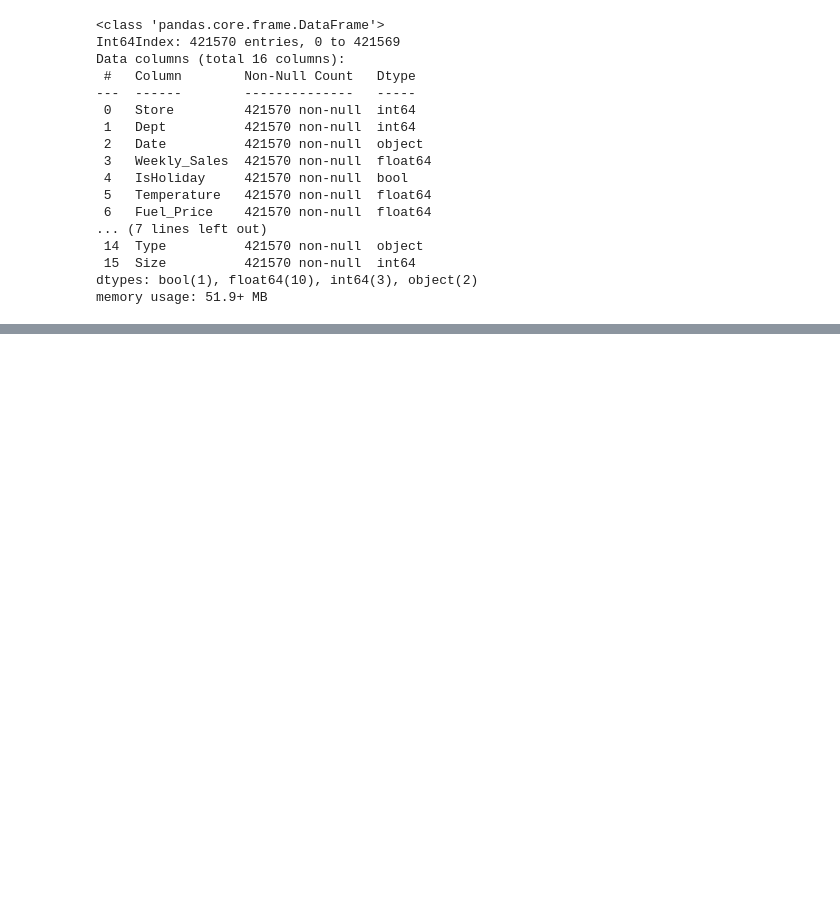
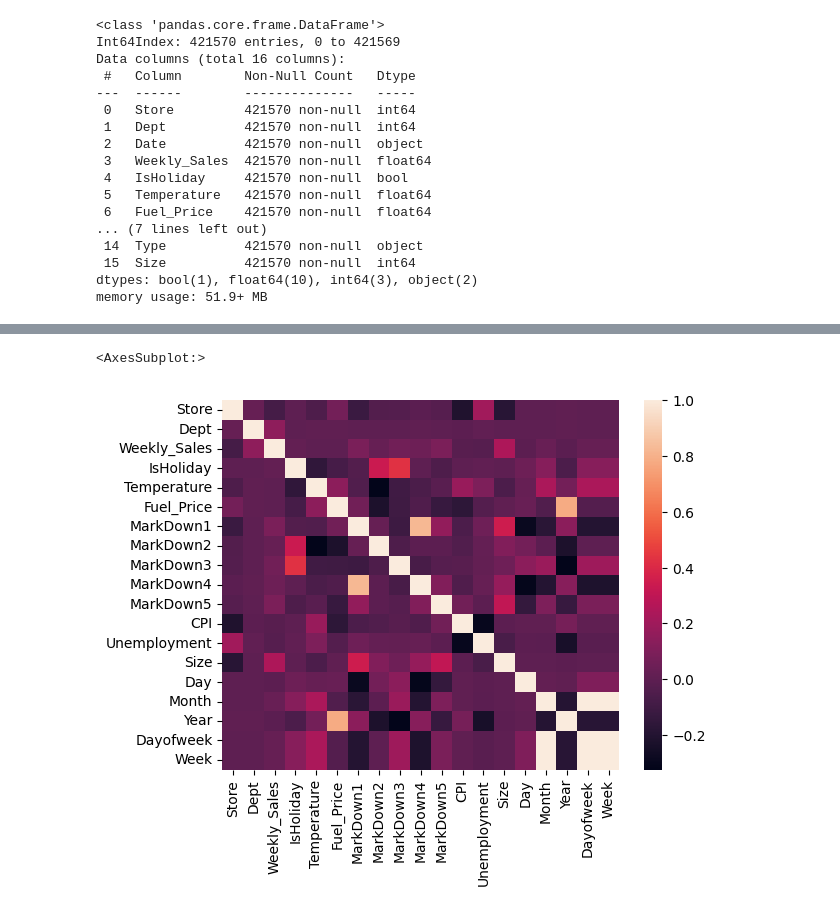
Before and after one commit to yasmeeenm/Walmart, a Jupyter notebook: Walmart-Notebook.ipynb, the cells around one changed output, grey strips where cells are left out. Saved outputs shown, nothing was run; the diff lists cells and outputs as text; code cells hidden in the pictures; blank space fills up the shorter version.

```diff
--- a/Walmart-Notebook.ipynb
+++ b/Walmart-Notebook.ipynb
@@ -125,0 +155,5 @@ memory usage: 6.4 MB
+# %%
+sns.heatmap( new_df.corr())
+# %% [output]
+<AxesSubplot:>
+[figure, added]
```
Also changed, not shown: parts of 23 cells of this notebook.
